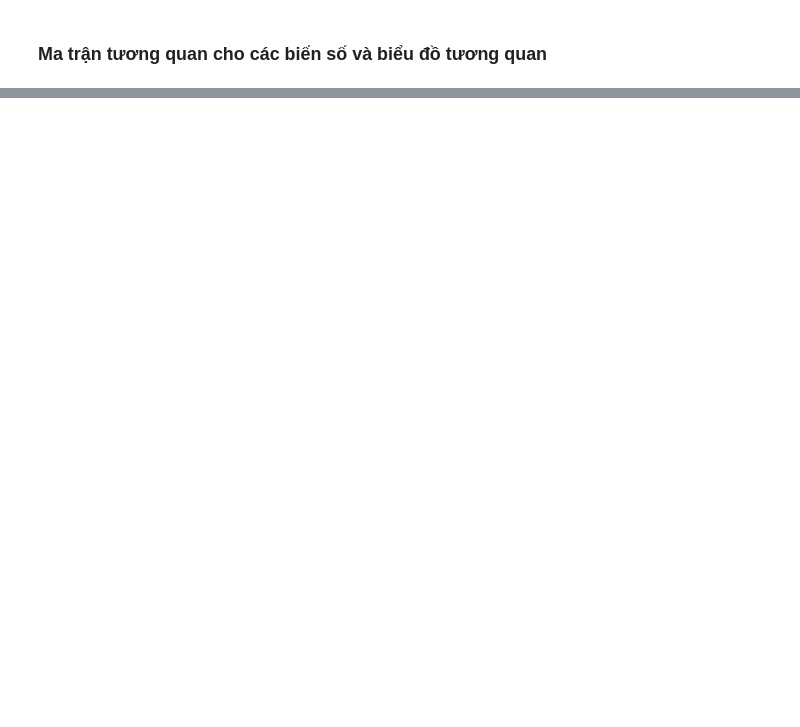
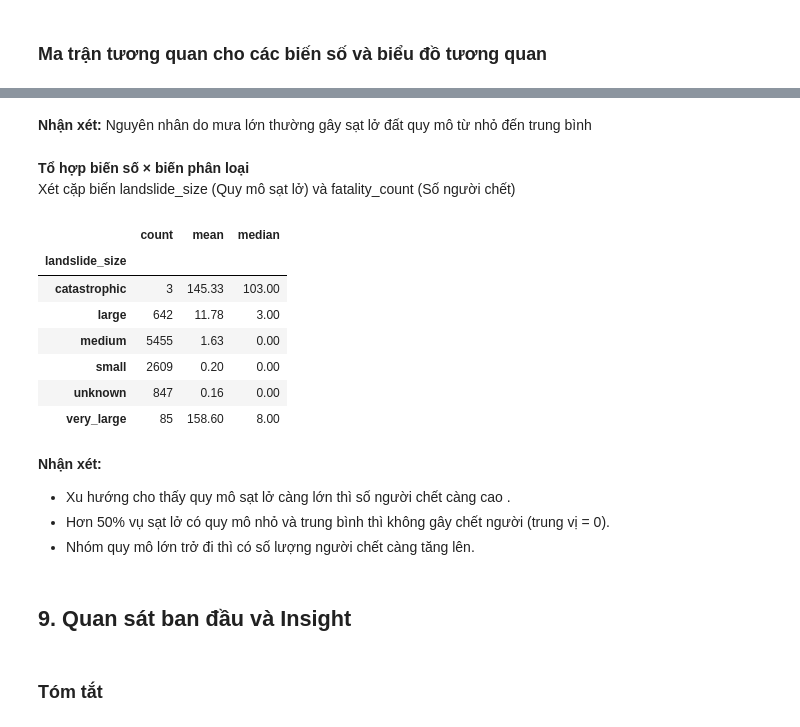
Before and after one commit to tientien01/Global-Landslide-Catalog-NASA-Analysis, a Jupyter notebook: notebook/02_data_exploration.ipynb, the cells around one changed output, grey strips where cells are left out. Cells and saved outputs as stored; diff of their text form; code cells hidden in the pictures; blank space fills up the shorter version.

Commit message:
feat: EDA-initial data exploration (Relationships & Correlations, Initial Observations & Insights)

```diff
--- a/notebook/02_data_exploration.ipynb
+++ b/notebook/02_data_exploration.ipynb
@@ -922,0 +991,29 @@ plt.show()
+# %% [markdown]
+**Nhận xét:** Nguyên nhân do mưa lớn thường gây sạt lở đất quy mô từ nhỏ đến trung bình
+# %% [markdown]
+**Tổ hợp biến số × biến phân loại**
+Xét cặp biến landslide_size (Quy mô sạt lở) và fatality_count (Số người chết)
+# %%
+df.groupby('landslide_size')['fatality_count'].agg(
+    count='count',
+    mean='mean',
+    median='median'
+)
+# %% [output]
+|  | count | mean | median |
+| landslide_size |  |  |  |
+| catastrophic | 3 | 145.33 | 103.00 |
+| large | 642 | 11.78 | 3.00 |
+| medium | 5455 | 1.63 | 0.00 |
+| small | 2609 | 0.20 | 0.00 |
+| unknown | 847 | 0.16 | 0.00 |
+| very_large | 85 | 158.60 | 8.00 |
+# %% [markdown]
+**Nhận xét:**
+- Xu hướng cho thấy quy mô sạt lở càng lớn thì số người chết càng cao .
+- Hơn 50% vụ sạt lở có quy mô nhỏ và trung bình thì không gây chết người (trung vị = 0).
+- Nhóm quy mô lớn trở đi thì có số lượng người chết càng tăng lên.
+# %% [markdown]
+## 9. Quan sát ban đầu và Insight
+# %% [markdown]
+### Tóm tắt
```
Also changed, not shown: parts of 23 cells of this notebook, 1 other file.
